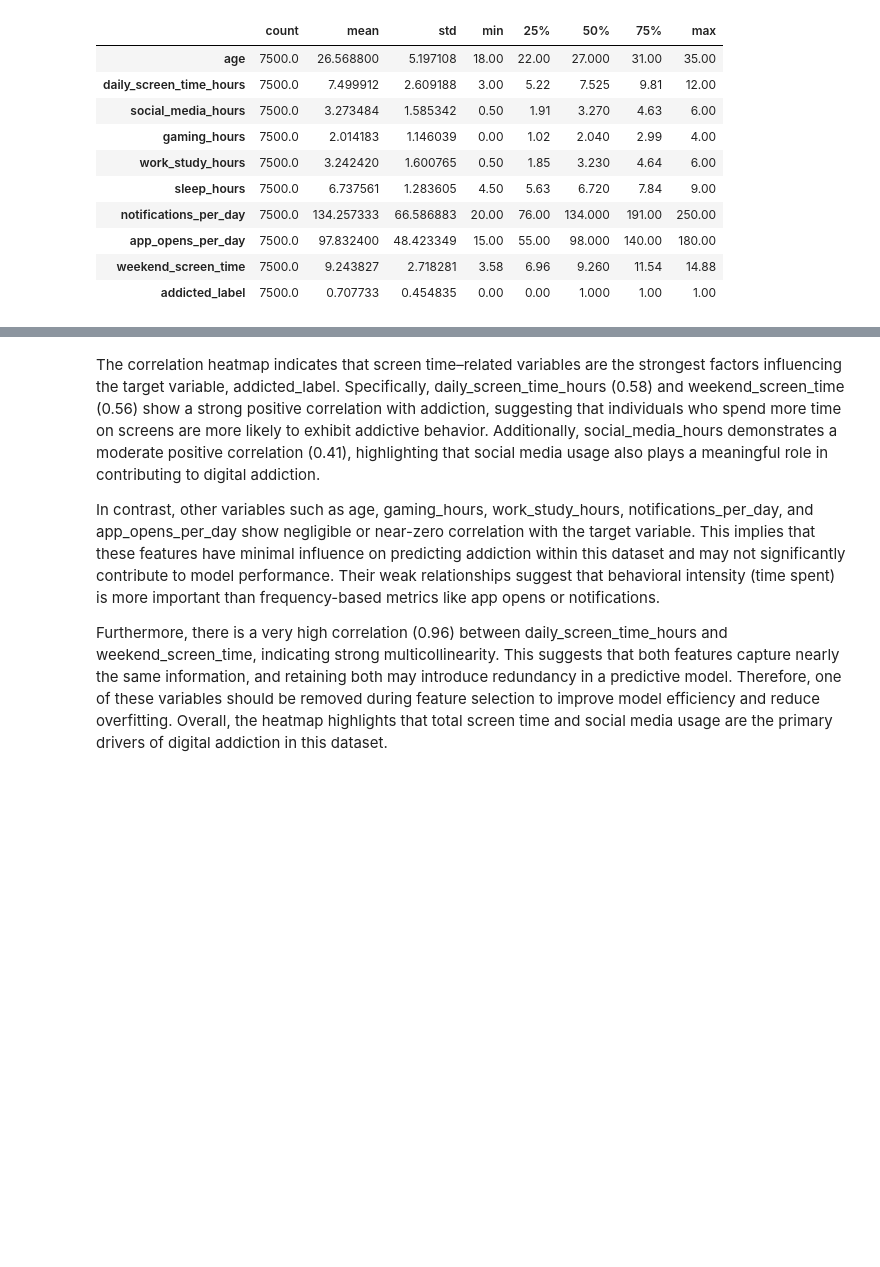
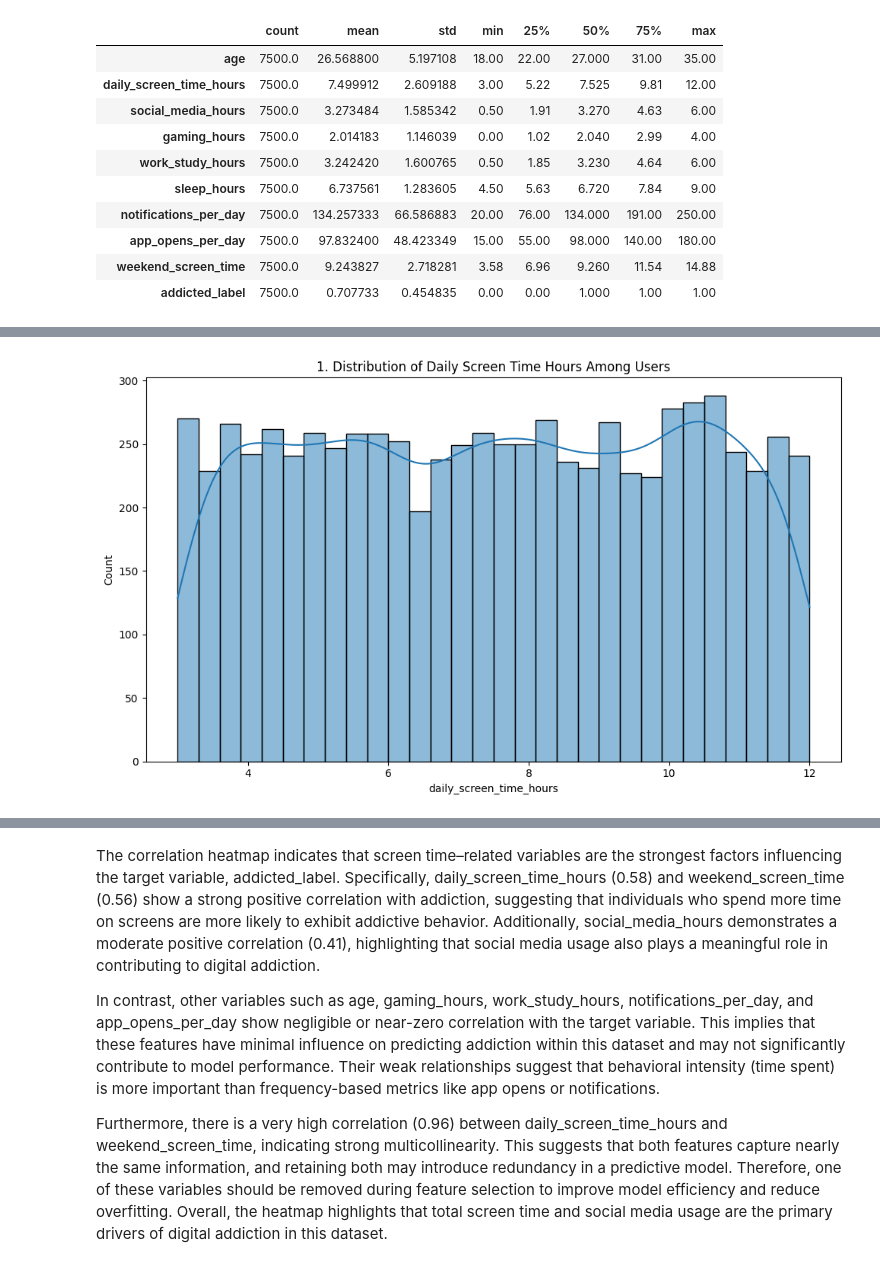
Before and after one commit to Oscar1979-png/2026-02-BILBAO-FT-Data-Science, a Jupyter notebook: 2-Data_Analysis/EDA/Proyecto EDA_OFG.ipynb, the cells around one changed output, grey strips where cells are left out. Drawn from its saved outputs; the diff is of its cells as text; code cells hidden in the pictures; blank space fills up the shorter version.

```diff
--- a/2-Data_Analysis/EDA/Proyecto EDA_OFG.ipynb
+++ b/2-Data_Analysis/EDA/Proyecto EDA_OFG.ipynb
@@ -137,6 +137,12 @@ import numpy as np
 import pandas as pd
 import matplotlib.pyplot as plt
 import seaborn as sns
+# %%
+def show_fig():
+    plt.tight_layout()
+    plt.show()
+
+plot_no = 1
 # %%
 mobile = pd.read_csv(r"C:\Users\oscar\Documents\DATASCIENCEOF\2026-02-BILBAO-FT-Data-Science\2-Data_Analysis\EDA\Smartphone_Usage_And_Addiction_Analysis_7500_Rows.csv")
 mobile.head(5)
@@ -209,0 +246,8 @@ NameError: name 'df' is not defined
+# %%
+fig = plt.figure(figsize=(10,6))
+sns.histplot(mobile['daily_screen_time_hours'], kde=True, bins=30)
+plt.title(f'{plot_no}. Distribution of Daily Screen Time Hours Among Users')
+show_fig()
+plot_no += 1
+# %% [output]
+[figure, added]
```
Also changed, not shown: parts of 9 cells of this notebook, 1 other file.
